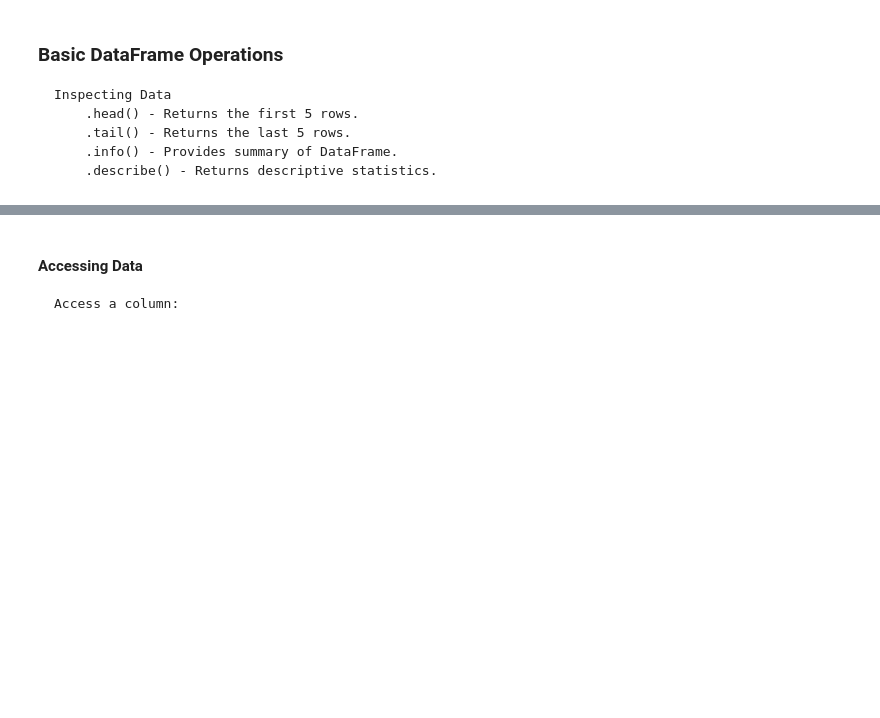
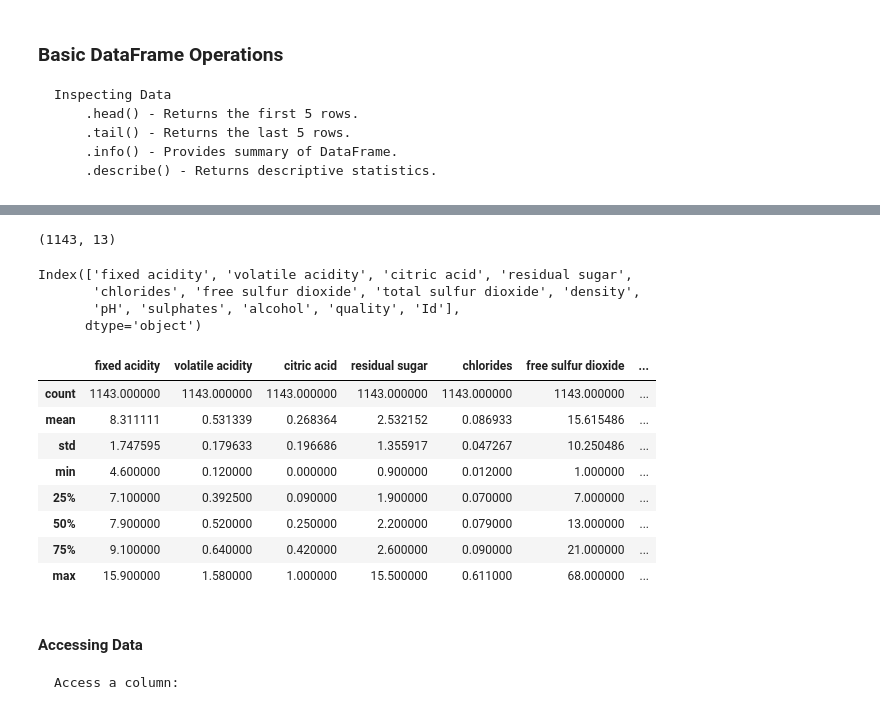
Before and after one commit to karusamuel/pandas, a Jupyter notebook: index.ipynb, the cells around one changed output, grey strips where cells are left out. Cells and saved outputs as stored; diff of their text form; code cells hidden in the pictures; blank space fills up the shorter version.

```diff
--- a/index.ipynb
+++ b/index.ipynb
@@ -24,0 +88,3 @@ df = pd.DataFrame(data)
+# %%
+df_wine = pd.read_csv("./data/WineQT.csv")
+df_wine.head()
@@ -33,3 +147,26 @@ df = pd.DataFrame(data)
+# %%
+df_wine.shape
+# %% [output]
+(1143, 13)
+# %%
+df_wine.columns
+# %% [output]
+Index(['fixed acidity', 'volatile acidity', 'citric acid', 'residual sugar',
+       'chlorides', 'free sulfur dioxide', 'total sulfur dioxide', 'density',
+       'pH', 'sulphates', 'alcohol', 'quality', 'Id'],
+      dtype='object')
+# %%
+df_wine.describe()
+# %% [output]
+|  | fixed acidity | volatile acidity | citric acid | residual sugar | chlorides | free sulfur dioxide | ... |
+| count | 1143.000000 | 1143.000000 | 1143.000000 | 1143.000000 | 1143.000000 | 1143.000000 | ... |
+| mean | 8.311111 | 0.531339 | 0.268364 | 2.532152 | 0.086933 | 15.615486 | ... |
+| std | 1.747595 | 0.179633 | 0.196686 | 1.355917 | 0.047267 | 10.250486 | ... |
+| min | 4.600000 | 0.120000 | 0.000000 | 0.900000 | 0.012000 | 1.000000 | ... |
+| 25% | 7.100000 | 0.392500 | 0.090000 | 1.900000 | 0.070000 | 7.000000 | ... |
+| 50% | 7.900000 | 0.520000 | 0.250000 | 2.200000 | 0.079000 | 13.000000 | ... |
+| 75% | 9.100000 | 0.640000 | 0.420000 | 2.600000 | 0.090000 | 21.000000 | ... |
+| max | 15.900000 | 1.580000 | 1.000000 | 15.500000 | 0.611000 | 68.000000 | ... |
 # %% [markdown]
 #### Accessing Data
 
```
Also changed, not shown: parts of 25 cells of this notebook, 1 other file.
